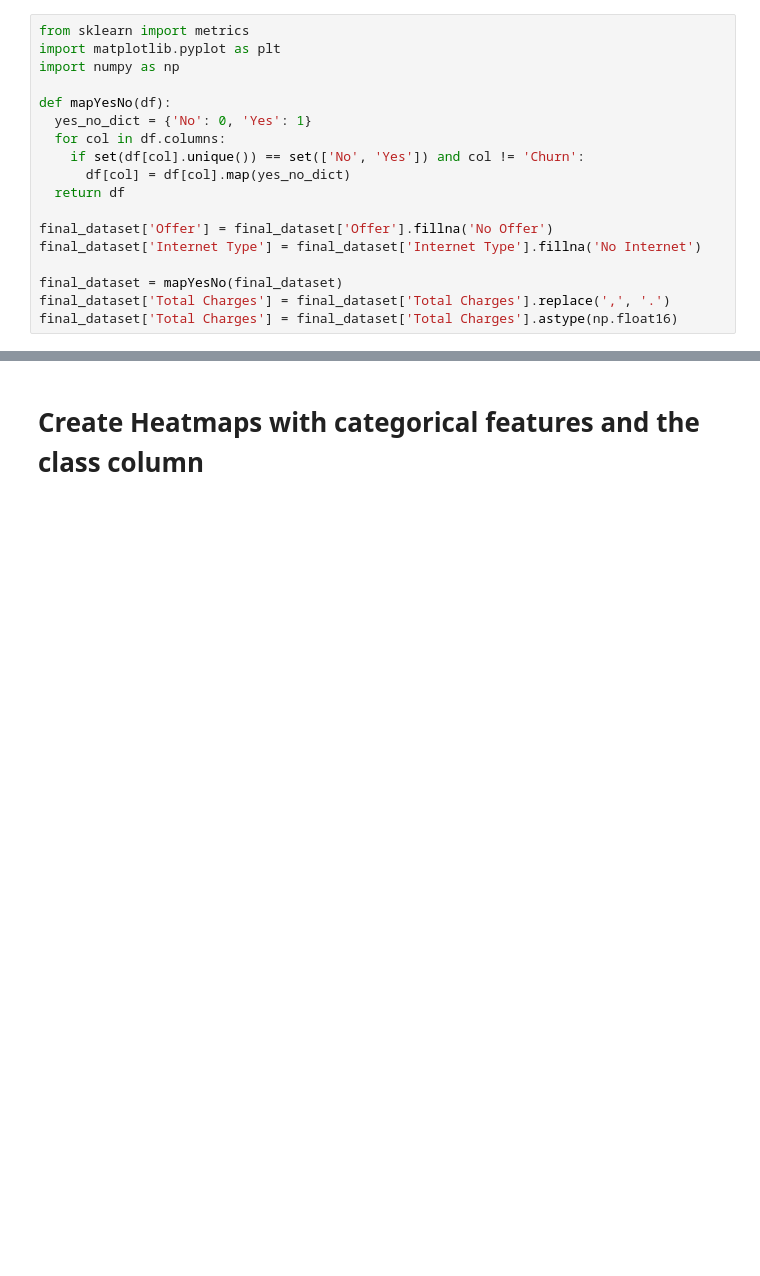
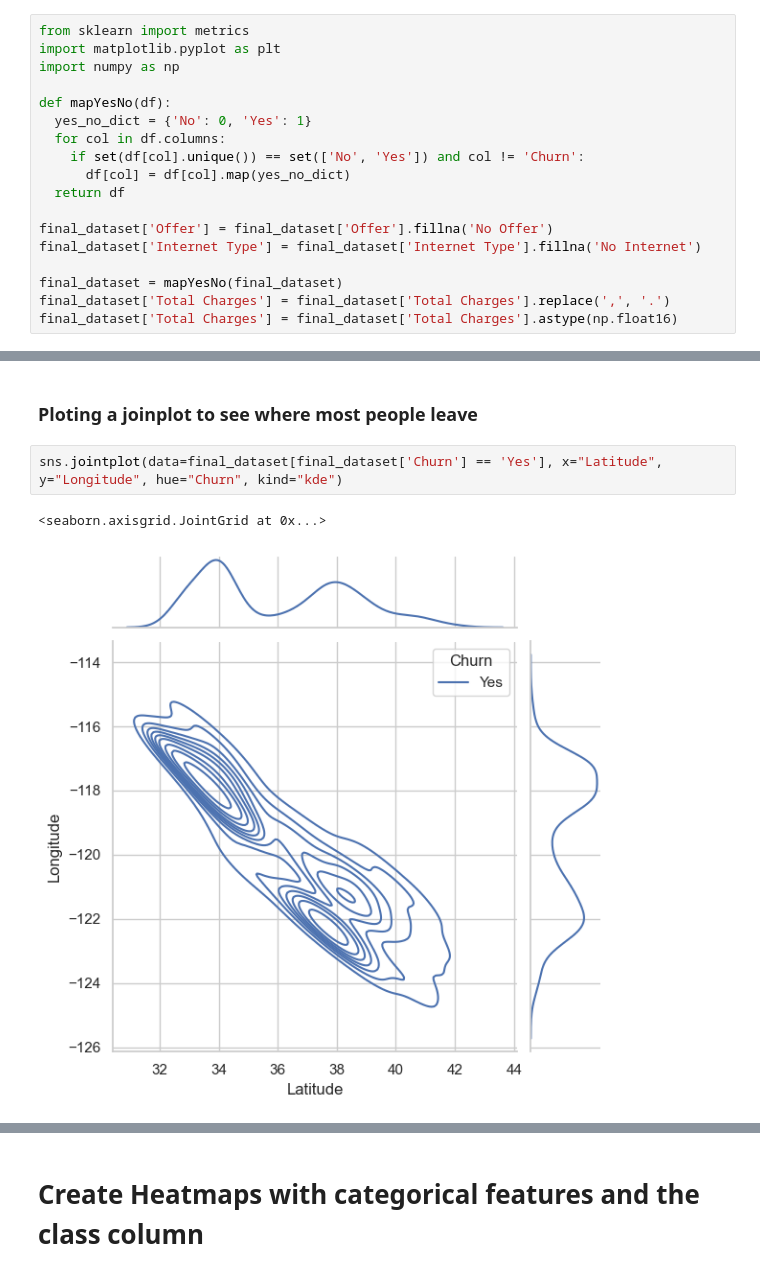
Before and after one commit to georgevrbs/customer_churn_machine_learning, a Jupyter notebook: Telecommunication_Customer_Churn_3.ipynb, the cells around one changed output, grey strips where cells are left out. Cells and saved outputs as stored; diff of their text form; blank space fills up the shorter version.

```diff
--- a/Telecommunication_Customer_Churn_3.ipynb
+++ b/Telecommunication_Customer_Churn_3.ipynb
@@ -107,0 +118,7 @@ final_dataset['Total Charges'] = final_dataset['Total Charges'].astype(np.float1
+# %% [markdown]
+### Ploting a joinplot to see where most people leave
+# %%
+sns.jointplot(data=final_dataset[final_dataset['Churn'] == 'Yes'], x="Latitude", y="Longitude", hue="Churn", kind="kde")
+# %% [output]
+<seaborn.axisgrid.JointGrid at 0x...>
+[figure, added]
```
Also changed, not shown: parts of 34 cells of this notebook.
